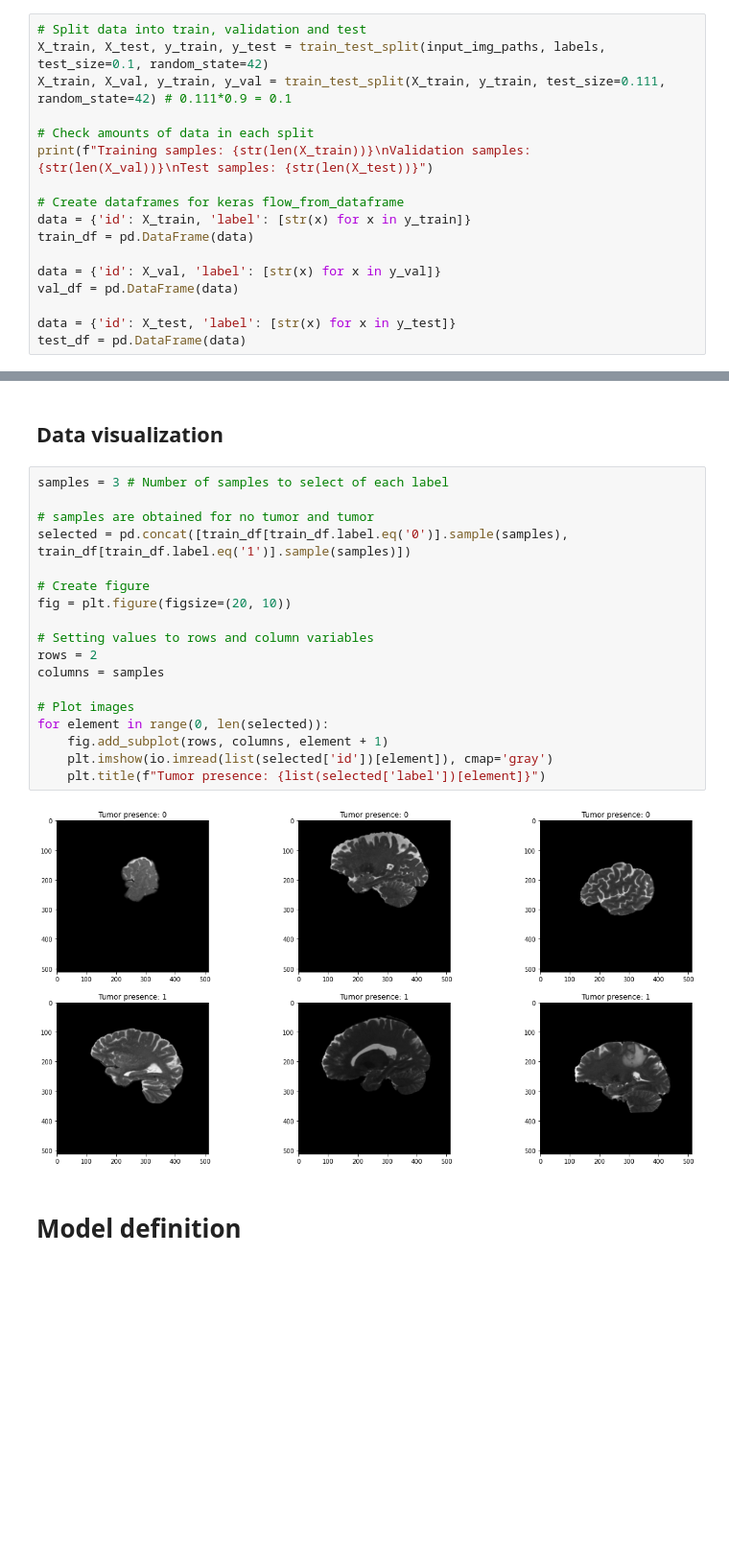
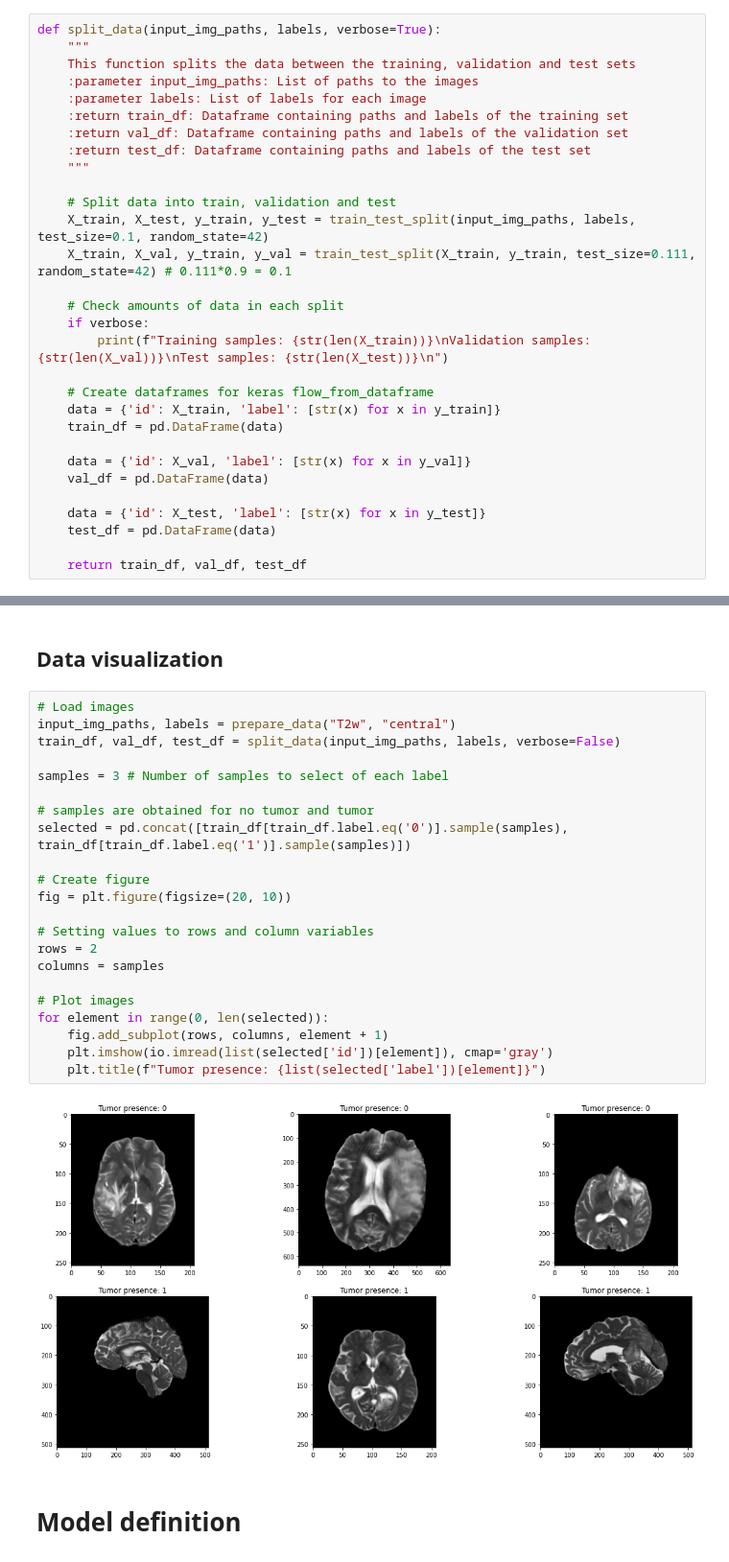
Before and after one commit to SrLozano/Brain-Tumor-Radiogenomic-Classification, a Jupyter notebook: brain-tumor-classification.ipynb, the cells around one changed output, grey strips where cells are left out. Shown: that part at 96% size. Saved outputs shown, nothing was run; the diff lists cells and outputs as text; blank space fills up the shorter version.

```diff
--- a/brain-tumor-classification.ipynb
+++ b/brain-tumor-classification.ipynb
@@ -87,17 +99,30 @@ for img_path in input_img_paths:
 # %%
-# Split data into train, validation and test
-X_train, X_test, y_train, y_test = train_test_split(input_img_paths, labels, test_size=0.1, random_state=42)
-X_train, X_val, y_train, y_val = train_test_split(X_train, y_train, test_size=0.111, random_state=42) # 0.111*0.9 = 0.1
+def split_data(input_img_paths, labels, verbose=True):
+    """
+    This function splits the data between the training, validation and test sets
+    :parameter input_img_paths: List of paths to the images
+    :parameter labels: List of labels for each image
+    :return train_df: Dataframe containing paths and labels of the training set
+    :return val_df: Dataframe containing paths and labels of the validation set
+    :return test_df: Dataframe containing paths and labels of the test set
+    """
 
-# Check amounts of data in each split
-print(f"Training samples: {str(len(X_train))}\nValidation samples: {str(len(X_val))}\nTest samples: {str(len(X_test))}")
+    # Split data into train, validation and test
+    X_train, X_test, y_train, y_test = train_test_split(input_img_paths, labels, test_size=0.1, random_state=42)
+    X_train, X_val, y_train, y_val = train_test_split(X_train, y_train, test_size=0.111, random_state=42) # 0.111*0.9 = 0.1
 
-# Create dataframes for keras flow_from_dataframe
-data = {'id': X_train, 'label': [str(x) for x in y_train]}
-train_df = pd.DataFrame(data)
+    # Check amounts of data in each split
+    if verbose:
+        print(f"Training samples: {str(len(X_train))}\nValidation samples: {str(len(X_val))}\nTest samples: {str(len(X_test))}\n")
 
-data = {'id': X_val, 'label': [str(x) for x in y_val]}
-val_df = pd.DataFrame(data)
+    # Create dataframes for keras flow_from_dataframe
+    data = {'id': X_train, 'label': [str(x) for x in y_train]}
+    train_df = pd.DataFrame(data)
 
-data = {'id': X_test, 'label': [str(x) for x in y_test]}
-test_df = pd.DataFrame(data)
+    data = {'id': X_val, 'label': [str(x) for x in y_val]}
+    val_df = pd.DataFrame(data)
+
+    data = {'id': X_test, 'label': [str(x) for x in y_test]}
+    test_df = pd.DataFrame(data)
+
+    return train_df, val_df, test_df
@@ -152,25 +182,29 @@ Found 7073 validated image filenames belonging to 2 classes.
 # %% [markdown]
 ## **Data visualization**
 # %%
+# Load images
+input_img_paths, labels = prepare_data("T2w", "central")
+train_df, val_df, test_df = split_data(input_img_paths, labels, verbose=False)
+
 samples = 3 # Number of samples to select of each label
 
 # samples are obtained for no tumor and tumor
 selected = pd.concat([train_df[train_df.label.eq('0')].sample(samples), train_df[train_df.label.eq('1')].sample(samples)])
 
 # Create figure
 fig = plt.figure(figsize=(20, 10))
 
 # Setting values to rows and column variables
 rows = 2
 columns = samples
 
 # Plot images
 for element in range(0, len(selected)):
     fig.add_subplot(rows, columns, element + 1)
     plt.imshow(io.imread(list(selected['id'])[element]), cmap='gray')
     plt.title(f"Tumor presence: {list(selected['label'])[element]}")
 # %% [output]
-[figure, old version]
+[figure, new version]
 # %% [markdown]
 # **Model definition**
 # %%
```
Also changed, not shown: parts of 19 cells of this notebook.
